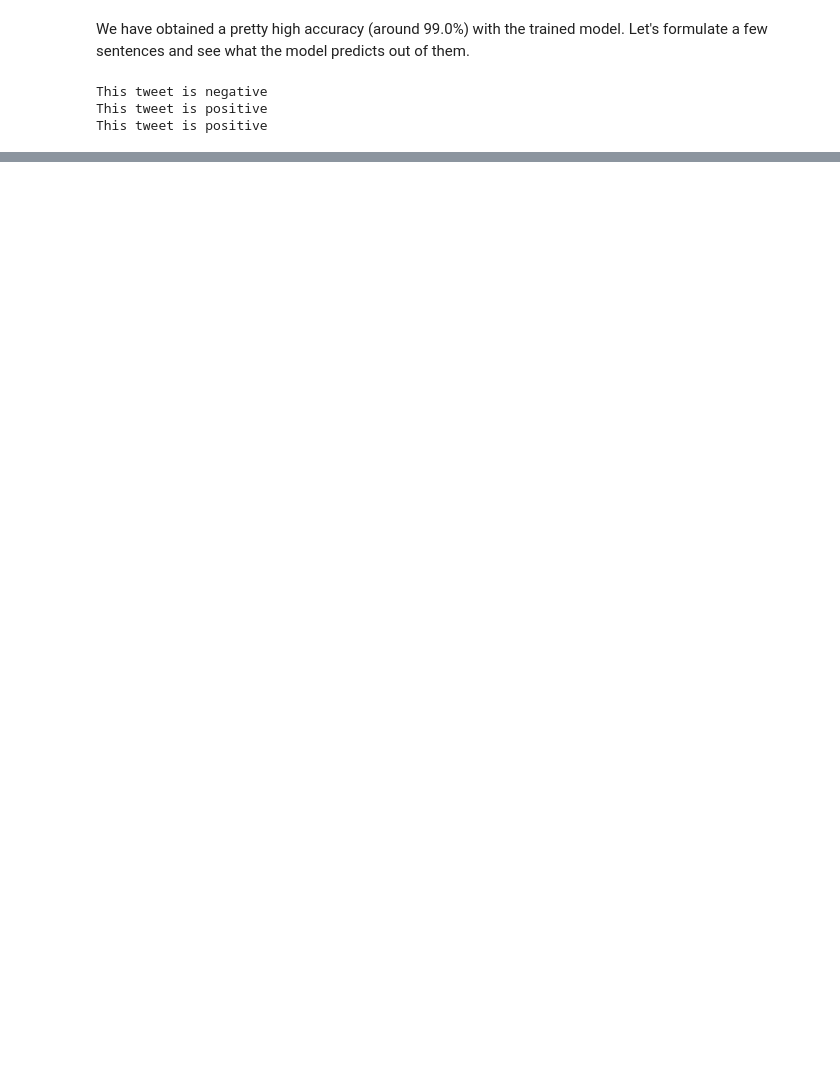
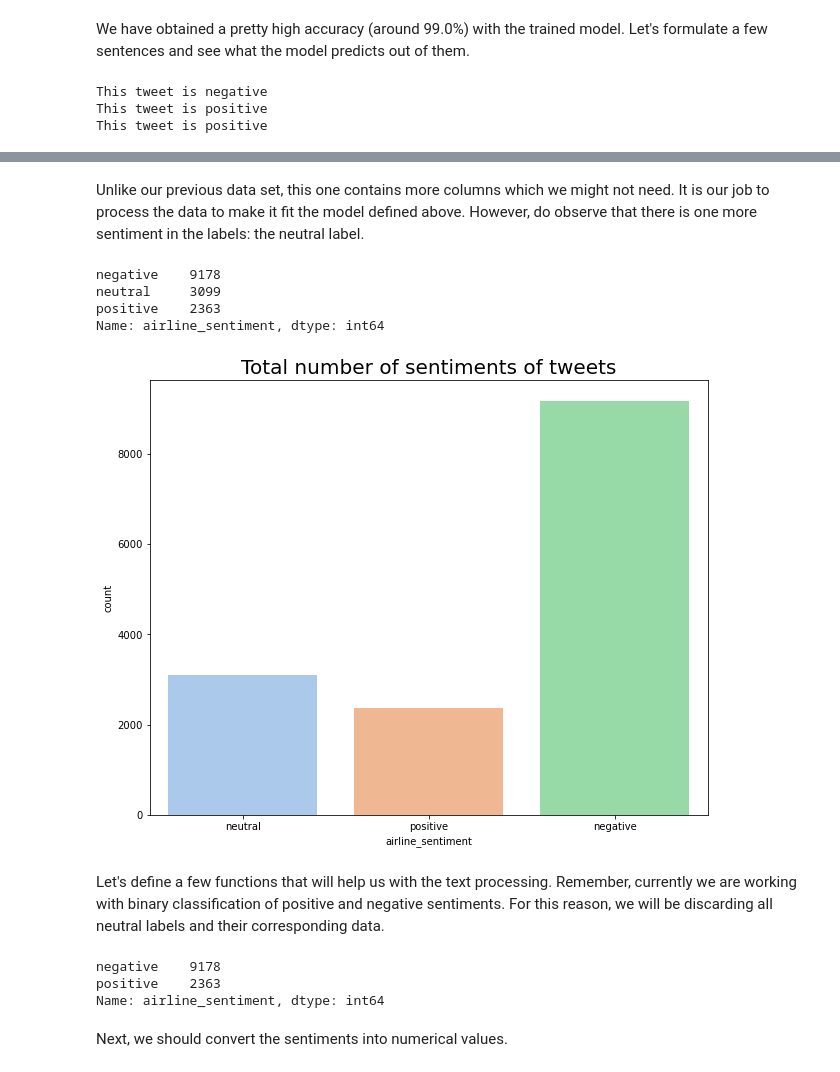
Before and after one commit to lamricky98/comp-432-project, a Jupyter notebook: logistic_regression.ipynb, the cells around one changed output, grey strips where cells are left out. Saved outputs shown, nothing was run; the diff lists cells and outputs as text; code cells hidden in the pictures; blank space fills up the shorter version.

```diff
--- a/logistic_regression.ipynb
+++ b/logistic_regression.ipynb
@@ -338,0 +352,4 @@ This tweet is positive
+# %%
+df = pd.read_csv('Tweets.csv')
+print(df.shape)
+df.head()
@@ -338,0 +364,32 @@ This tweet is positive
+# %% [markdown]
+Unlike our previous data set, this one contains more columns which we might
+not need. It is our job to process the data to make it fit the model
+defined above. However, do observe that there is one more sentiment in the
+labels: the neutral label.
+# %%
+print(df.airline_sentiment.value_counts())
+plt.figure(figsize = (10, 8))
+ax = sns.countplot(x = 'airline_sentiment', data = df, palette = 'pastel')
+ax.set_title(label = 'Total number of sentiments of tweets', fontsize = 20)
+plt.show()
+# %% [output]
+negative    9178
+neutral     3099
+positive    2363
+Name: airline_sentiment, dtype: int64
+[figure, added]
+# %% [markdown]
+Let's define a few functions that will help us with the text processing.
+Remember, currently we are working with binary classification of positive
+and negative sentiments. For this reason, we will be discarding all neutral
+labels and their corresponding data.
+# %%
+#remove all neutral-labeled data
+df =  df[df.airline_sentiment != "neutral"]
+print(df.airline_sentiment.value_counts())
+# %% [output]
+negative    9178
+positive    2363
+Name: airline_sentiment, dtype: int64
+# %% [markdown]
+Next, we should convert the sentiments into numerical values.
```
Also changed, not shown: parts of 22 cells of this notebook, 1 other file.
